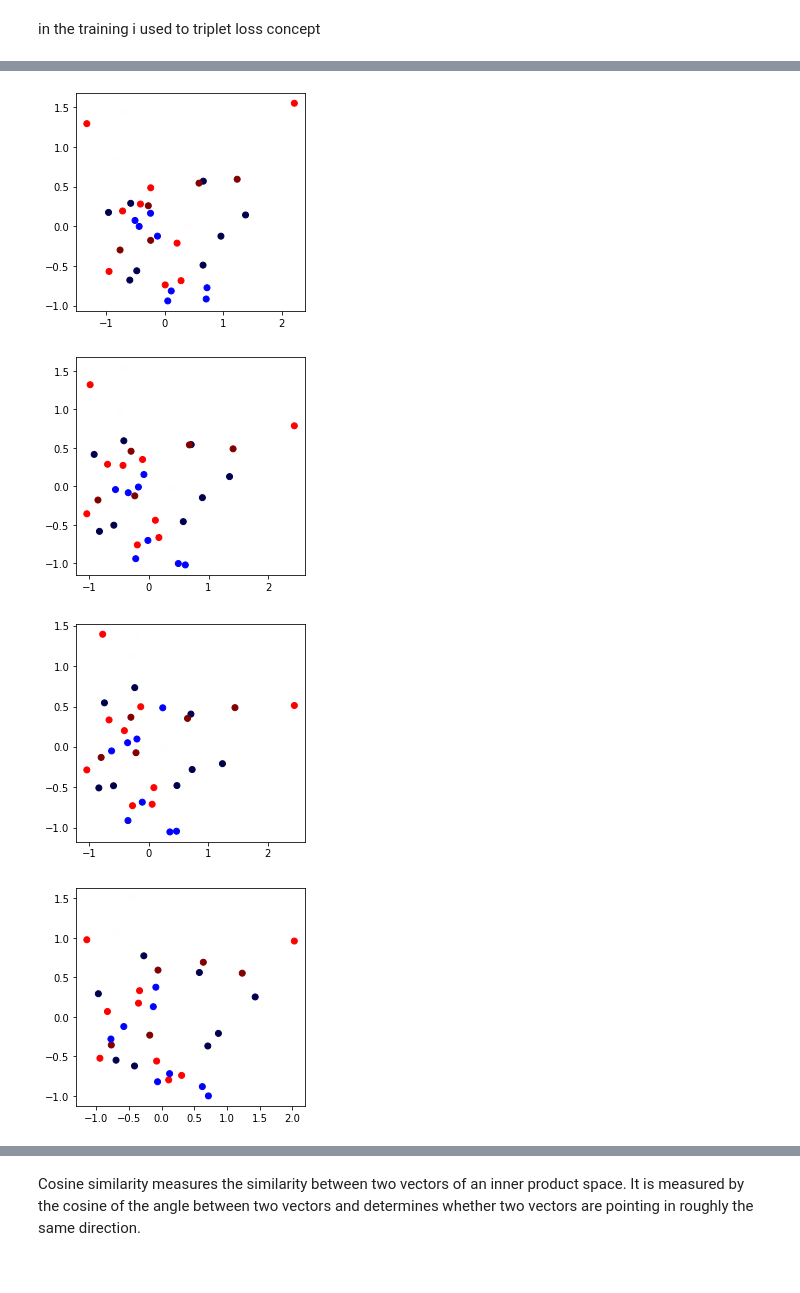
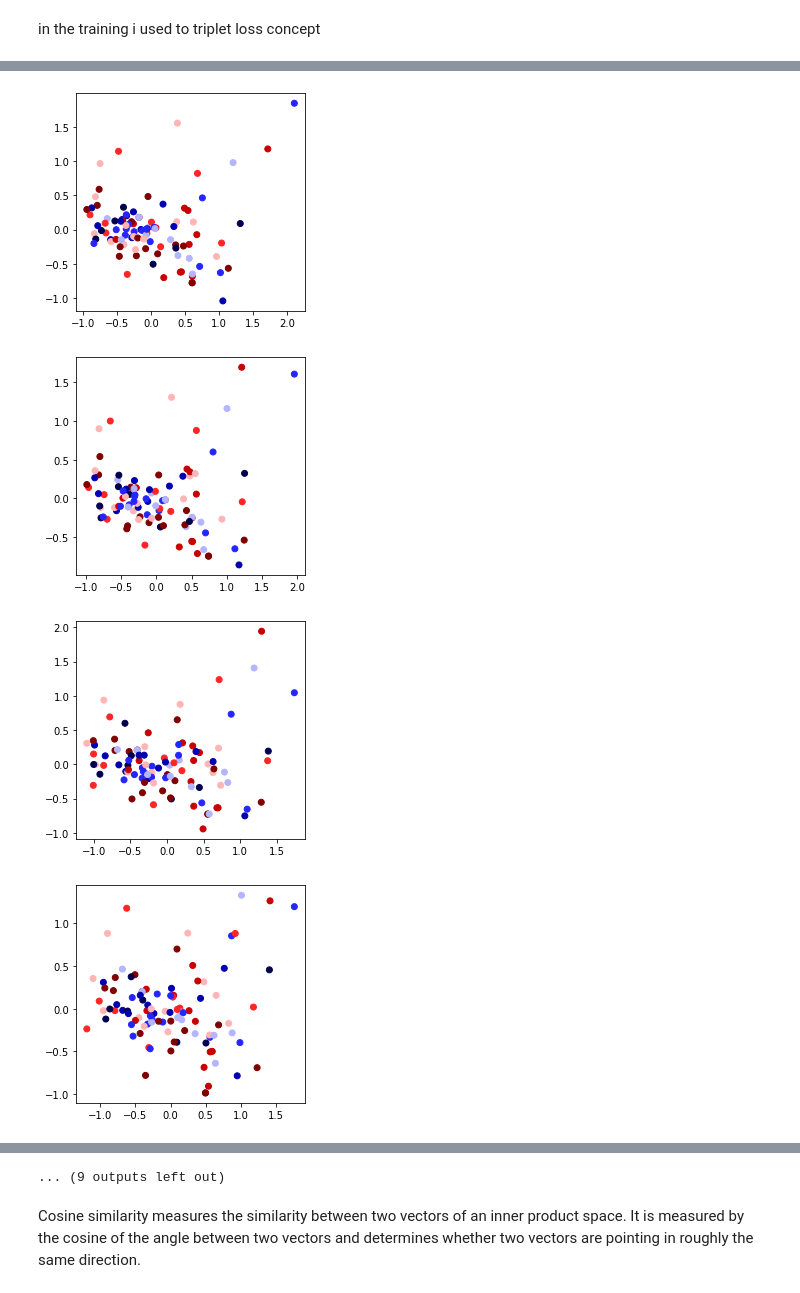
Before and after one commit to nehdiii/greek_gods_status_recognition_useing_siamese_networks, a Jupyter notebook: siamese_triplet_loss.ipynb, the cells around one changed output, grey strips where cells are left out. Drawn from its saved outputs; the diff is of its cells as text; code cells hidden in the pictures.

```diff
--- a/siamese_triplet_loss.ipynb
+++ b/siamese_triplet_loss.ipynb
@@ -146,26 +146,19 @@ Drive already mounted at /content/drive; to attempt to forcibly remount, call dr
 from tensorflow.keras.preprocessing.image import ImageDataGenerator
 # initialization of train and test data generators also i added some attributs for data augmentation when loading (bcz we have lake of data)
 # all images will be rescaled by 1./255 and i did some data augmentation in the train
-train_datagen = ImageDataGenerator(rescale=1./255,
-      rotation_range=40,
-      width_shift_range=0.2,
-      height_shift_range=0.2,
-      shear_range=0.2,
-      zoom_range=0.2,
-      horizontal_flip=True,
-      fill_mode='nearest')
+train_datagen = ImageDataGenerator(rescale=1./255)
 validation_datagen = ImageDataGenerator(rescale=1./255)
 # %%
 
 train_generator = train_datagen.flow_from_directory(
-        '/content/drive/MyDrive/bardo_status/train',  # This is the source directory for training images
+        '/content/drive/MyDrive/PCD_data/training',  # This is the source directory for training images
         target_size=(300, 300),  # All images will be resized to 300x300
-        batch_size=94,
+        batch_size=400,
         class_mode='sparse',
 )
 validation_generator = validation_datagen.flow_from_directory(
-        '/content/drive/MyDrive//bardo_status/test',  # This is the source directory for validation images
+        '/content/drive/MyDrive/PCD_data/testing',  # This is the source directory for validation images
         target_size=(300, 300),  # All images will be resized to 300x300
-        batch_size=34,
+        batch_size=100,
         class_mode='sparse')
 # %% [output]
@@ -456,14 +455,14 @@ siamese_model.compile(optimizer=optimizers.Adam(0.0001))
 # %% [markdown]
 in the training i used to triplet loss concept
 # %%
-epochs = 10
+epochs = 20
 for i in range(epochs):
-  generate_train_data = create_hard_batch(150,70)
-  generate_test_data = create_hard_batch(150,70,"test")
+  generate_train_data = create_hard_batch(100,50)
+  generate_test_data = create_hard_batch(100,50,"test")
   siamese_model.fit(generate_train_data, epochs=1, steps_per_epoch = int(90/10) ,callbacks=[
           PCAPlotter(
               plt, embedding,
-              X_test[:34], y_test[:34]
+              X_test[:100], y_test[:100]
           )],
           validation_data = generate_test_data)
 #look at pca plot how the model learning how to split data on each epoch end
@@ -487,4 +496,4 @@ for i in range(epochs):
-[figure, old version]
+[figure, new version]
-[figure, old version]
+[figure, new version]
-[figure, old version]
+[figure, new version]
-[figure, old version]
+[figure, new version]
@@ -491,3 +501,4 @@ for i in range(epochs):
+... (9 outputs left out)
 # %% [markdown]
 Cosine similarity measures the similarity between two vectors of an inner product space. It is measured by the cosine of the angle between two vectors and determines whether two vectors are pointing in roughly the same direction.
 # %% [markdown]
```
Also changed, not shown: parts of 9 cells of this notebook.
